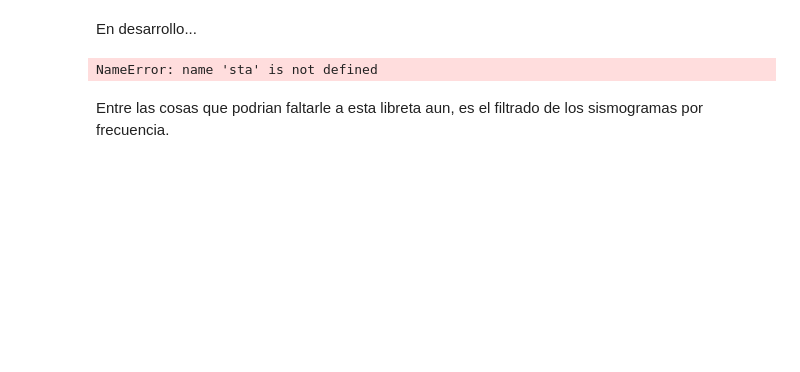
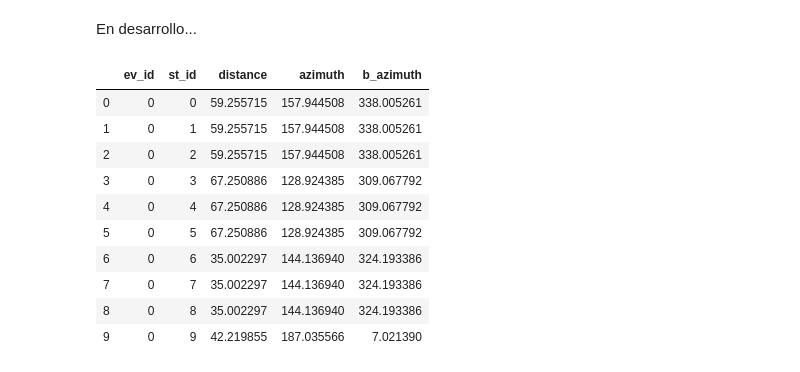
Before and after one commit to CoolingBroski/Mecanismos-Focales-Brecha-Guerrero, a Jupyter notebook: Preprocessing.ipynb, the cells around one changed output. Drawn from its saved outputs; the diff is of its cells as text; code cells hidden in the pictures; blank space fills up the shorter version.

```diff
--- a/Preprocessing.ipynb
+++ b/Preprocessing.ipynb
@@ -191,11 +239,15 @@ ev_st_df.head(20)
 # %% [markdown]
 En desarrollo...
 # %%
+distances = []
+azimuths = []
+b_azimuths = []
 for index,row in df_catalog.iterrows(): # Para todo evento
     event_dir = directorio_recortado + datetime_to_dotformat(row.date_time)+'/'
-    outdir = "%s/RT"%event_dir # Output directory
+    outdir = "%sRT"%event_dir # Output directory
 
     st = obspy.read(event_dir+'*', format='SAC')
+    Path(outdir).mkdir(parents=True,exist_ok=True)
 
     # Detrend and remove instrument response
     st.detrend(type="linear") # equivalent to rtr in SAC
@@ -205,15 +257,15 @@ for index,row in df_catalog.iterrows(): # Para todo evento
     # Define SAC headers and calculate back-azimtuh for rotation
     origin_time = row.date_time
     depth = row.depth*1000
-    distances = []
-    azimuths = []
-    b_azimuths = []
-    o = []
-    b = []
+
+    #o = []
+    #b = []
     for i, sta in stations_meta.iterrows(): # Para todo evento y para toda estacion
         #meta = inv.get_channel_metadata(tr.id)
         dist, az, baz = gps2dist_azimuth(row.lat,row.lon,sta.stla,sta.stlo)
-        omarker = origin_time - tr.starttime
+        #omarker = origin_time - tr.starttime
+
+        # Para propositos de este problema, se podra asumir que el tiempo del evento y el tiempo de inicio del sismograma son el mismo?
 
         # baz (back azimuth) es aquel angulo de la estacion con las coordenadas del sismo o evento, asi que lo tendremos que guardar en el trace
 
@@ -222,21 +274,19 @@ for index,row in df_catalog.iterrows(): # Para todo evento
         distances.append(dist/1000) # A kilometros
         azimuths.append(az)
         b_azimuths.append(baz)
-        o.append(0)
-        b.append(-1*omarker)
+        #o.append(0)
+        #b.append(-1*omarker)
 
         # Modificando valores en los traces (puede que haya que reemplazar los archivos o volver a guardarlos para que sean efectivos los cambios)
-        st[i].stats.sac.az = az
-        st[i].stats.sac.baz = baz
-        st[i].stats.sac.dist = dist/1000
-        st[i].stats.sac.o = 0
-        st[i].stats.sac.b = -1*omarker
+        st[i].stats.az = az
+        st[i].stats.back_azimuth = baz
+        st[i].stats.distance = dist/1000
+        #st[i].stats.sac.o = 0
+        #st[i].stats.sac.b = -1*omarker
 
-    tr_df['distance'] = distances
-    tr_df['azimuth'] = azimuths
-    tr_df['b_azimuth'] = b_azimuths
-    tr_df['o'] = o
-    tr_df['b'] = b
+    #for sta in stations_meta['kstnm'].unique():
+    #    traces = st.select(station=sta)
+    #    traces.rotate(method="NE->RT")
 
     # No es necesario rotar a ZNE en el caso de los datos de la red subarina ya que los tres componentes o canales ya vienen orientados en norte, este y la vertical
 
@@ -246,7 +296,23 @@ for index,row in df_catalog.iterrows(): # Para todo evento
 
     for tr in st:
         tr.write("%s/%s"%(outdir,tr.id),format="SAC")
+
+ev_st_df['distance'] = distances
+ev_st_df['azimuth'] = azimuths
+ev_st_df['b_azimuth'] = b_azimuths
+#tr_df['o'] = o
+#tr_df['b'] = b
-# %% [output]
-NameError: name 'sta' is not defined
-# %% [markdown]
-Entre las cosas que podrian faltarle a esta libreta aun, es el filtrado de los sismogramas por frecuencia.
+# %%
+ev_st_df.head(10)
+# %% [output]
+|  | ev_id | st_id | distance | azimuth | b_azimuth |
+| 0 | 0 | 0 | 59.255715 | 157.944508 | 338.005261 |
+| 1 | 0 | 1 | 59.255715 | 157.944508 | 338.005261 |
+| 2 | 0 | 2 | 59.255715 | 157.944508 | 338.005261 |
+| 3 | 0 | 3 | 67.250886 | 128.924385 | 309.067792 |
+| 4 | 0 | 4 | 67.250886 | 128.924385 | 309.067792 |
+| 5 | 0 | 5 | 67.250886 | 128.924385 | 309.067792 |
+| 6 | 0 | 6 | 35.002297 | 144.136940 | 324.193386 |
+| 7 | 0 | 7 | 35.002297 | 144.136940 | 324.193386 |
+| 8 | 0 | 8 | 35.002297 | 144.136940 | 324.193386 |
+| 9 | 0 | 9 | 42.219855 | 187.035566 | 7.021390 |
```
Also changed, not shown: parts of 10 cells of this notebook, 1 other file.
